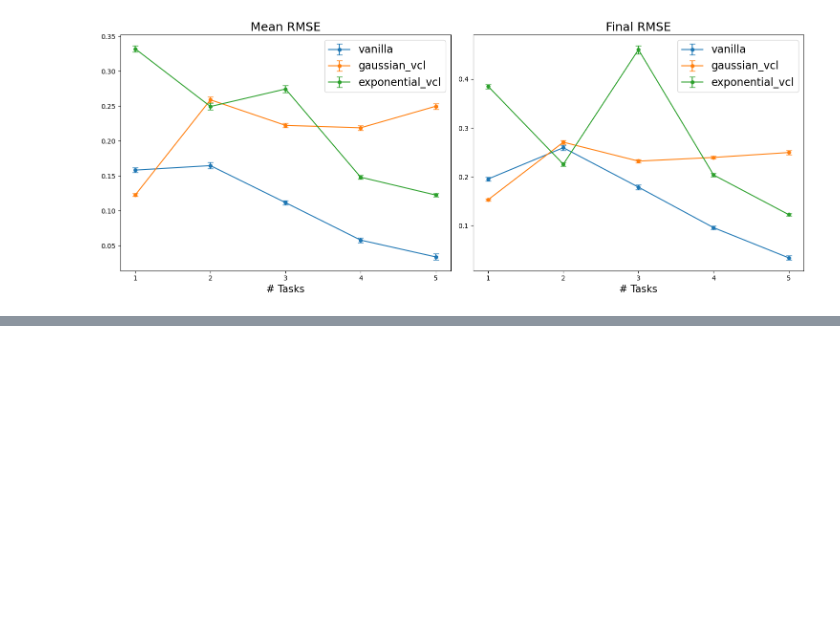
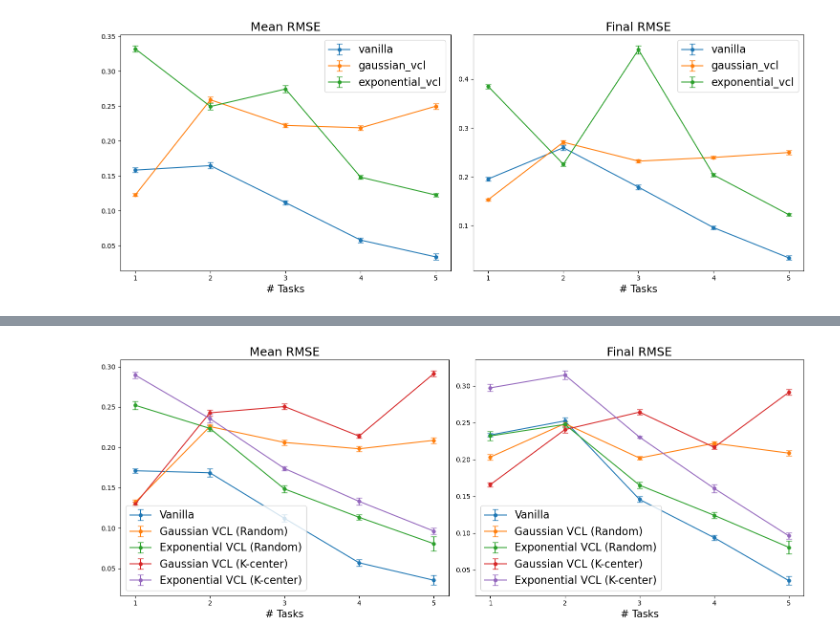
Before and after one commit to 7angel4/VCL-extensions, a Jupyter notebook: experiments.ipynb, the cells around one changed output, grey strips where cells are left out. Cells and saved outputs as stored; diff of their text form; code cells hidden in the pictures; blank space fills up the shorter version.

```diff
--- a/experiments.ipynb
+++ b/experiments.ipynb
@@ -536,0 +616,2 @@ plot_results(config, split_reg_results_kcenter, results_std=split_reg_results_kc
+# %%
+reg_results, reg_std = run_experiment(task_type='regression')
@@ -536,0 +636,5 @@ plot_results(config, split_reg_results_kcenter, results_std=split_reg_results_kc
+# %%
+plot_results(ExperimentConfig(task_type='regression'),
+             reg_results, results_std=reg_std)
+# %% [output]
+[figure, added]
```
Also changed, not shown: parts of 19 cells of this notebook, 3 other files.
